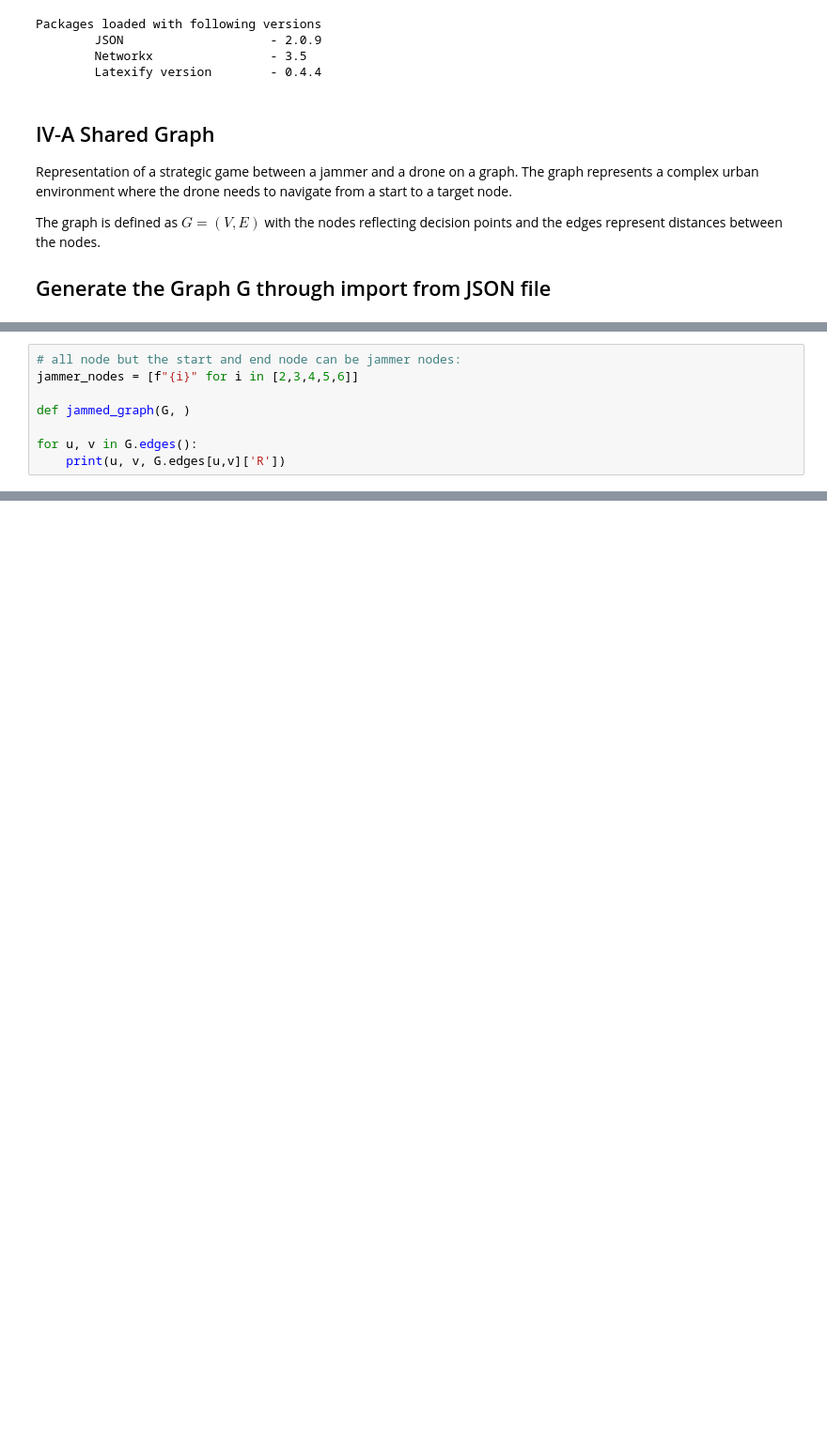
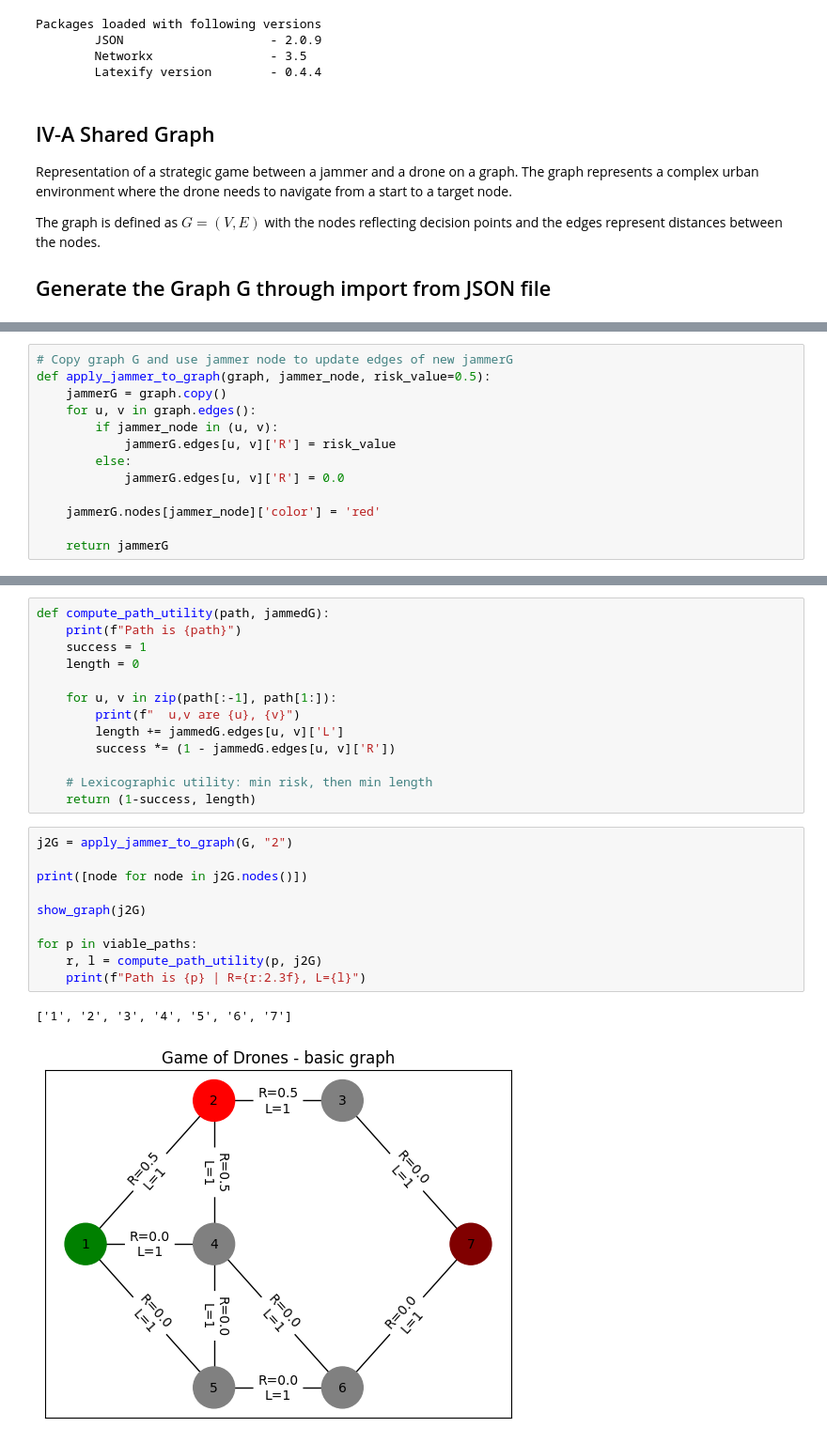
Before and after one commit to nlcircle/0175_GoD_on_a_Graph, a Jupyter notebook: 20251108 IV-B Adv Path Selection as Normal Game.ipynb, the cells around one changed output, grey strips where cells are left out. Shown: that part at 94% size. Saved outputs shown, nothing was run; the diff lists cells and outputs as text; blank space fills up the shorter version.

Commit message:
20251109_1922 Utility calculation implemented

```diff
--- a/20251108 IV-B Adv Path Selection as Normal Game.ipynb
+++ b/20251108 IV-B Adv Path Selection as Normal Game.ipynb
@@ -212,8 +164,0 @@ This sections defines the threat model resulting from a deployed jammer to one o
-# %%
-# all node but the start and end node can be jammer nodes:
-jammer_nodes = [f"{i}" for i in [2,3,4,5,6]]
-
-def jammed_graph(G, )
-
-for u, v in G.edges():
-    print(u, v, G.edges[u,v]['R'])
@@ -318,0 +176,13 @@ create_probability_graph | [u,v] = [6,7], distances are inf, inf
+# %%
+# Copy graph G and use jammer node to update edges of new jammerG
+def apply_jammer_to_graph(graph, jammer_node, risk_value=0.5):
+    jammerG = graph.copy()
+    for u, v in graph.edges():
+        if jammer_node in (u, v):
+            jammerG.edges[u, v]['R'] = risk_value
+        else:
+            jammerG.edges[u, v]['R'] = 0.0
+
+    jammerG.nodes[jammer_node]['color'] = 'red'
+
+    return jammerG
@@ -318,0 +191,26 @@ create_probability_graph | [u,v] = [6,7], distances are inf, inf
+# %%
+def compute_path_utility(path, jammedG):
+    print(f"Path is {path}")
+    success = 1
+    length = 0
+
+    for u, v in zip(path[:-1], path[1:]):
+        print(f"  u,v are {u}, {v}")
+        length += jammedG.edges[u, v]['L']
+        success *= (1 - jammedG.edges[u, v]['R'])
+
+    # Lexicographic utility: min risk, then min length
+    return (1-success, length)
+# %%
+j2G = apply_jammer_to_graph(G, "2")
+
+print([node for node in j2G.nodes()])
+
+show_graph(j2G)
+
+for p in viable_paths:
+    r, l = compute_path_utility(p, j2G)
+    print(f"Path is {p} | R={r:2.3f}, L={l}")
+# %% [output]
+['1', '2', '3', '4', '5', '6', '7']
+[figure, added]
```
Also changed, not shown: parts of 13 cells of this notebook.
